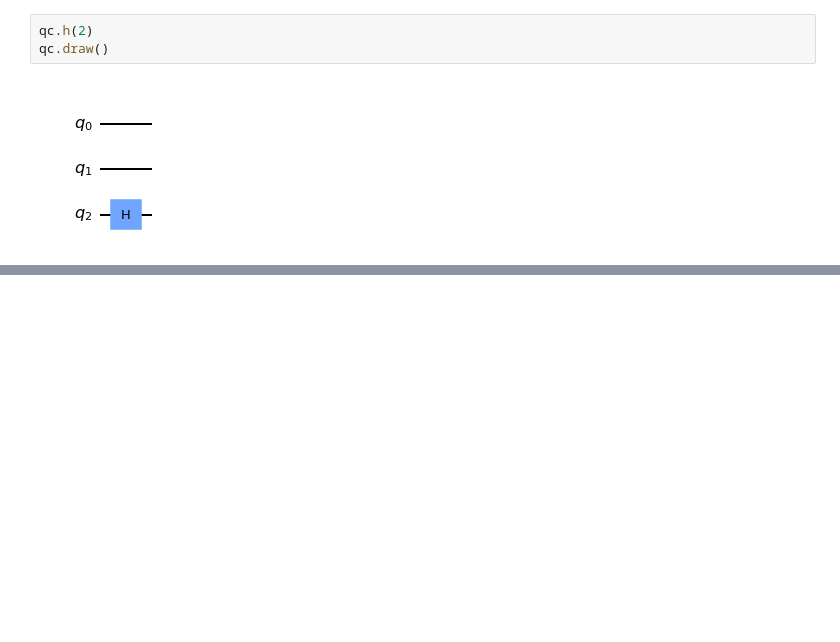
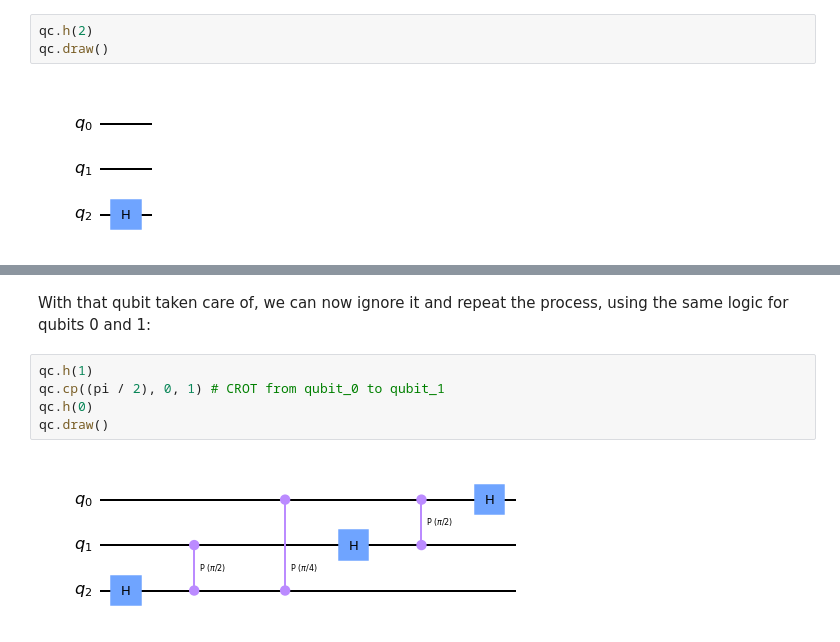
Before and after one commit to jraleman/qcra, a Jupyter notebook: practice/QFT.ipynb, the cells around one changed output, grey strips where cells are left out. Drawn from its saved outputs; the diff is of its cells as text; blank space fills up the shorter version.

```diff
--- a/practice/QFT.ipynb
+++ b/practice/QFT.ipynb
@@ -75,0 +90,9 @@ qc.draw()
+# %% [markdown]
+With that qubit taken care of, we can now ignore it and repeat the process, using the same logic for qubits 0 and 1:
+# %%
+qc.h(1)
+qc.cp((pi / 2), 0, 1) # CROT from qubit_0 to qubit_1
+qc.h(0)
+qc.draw()
+# %% [output]
+[figure, added]
```
Also changed, not shown: parts of 44 cells of this notebook.
